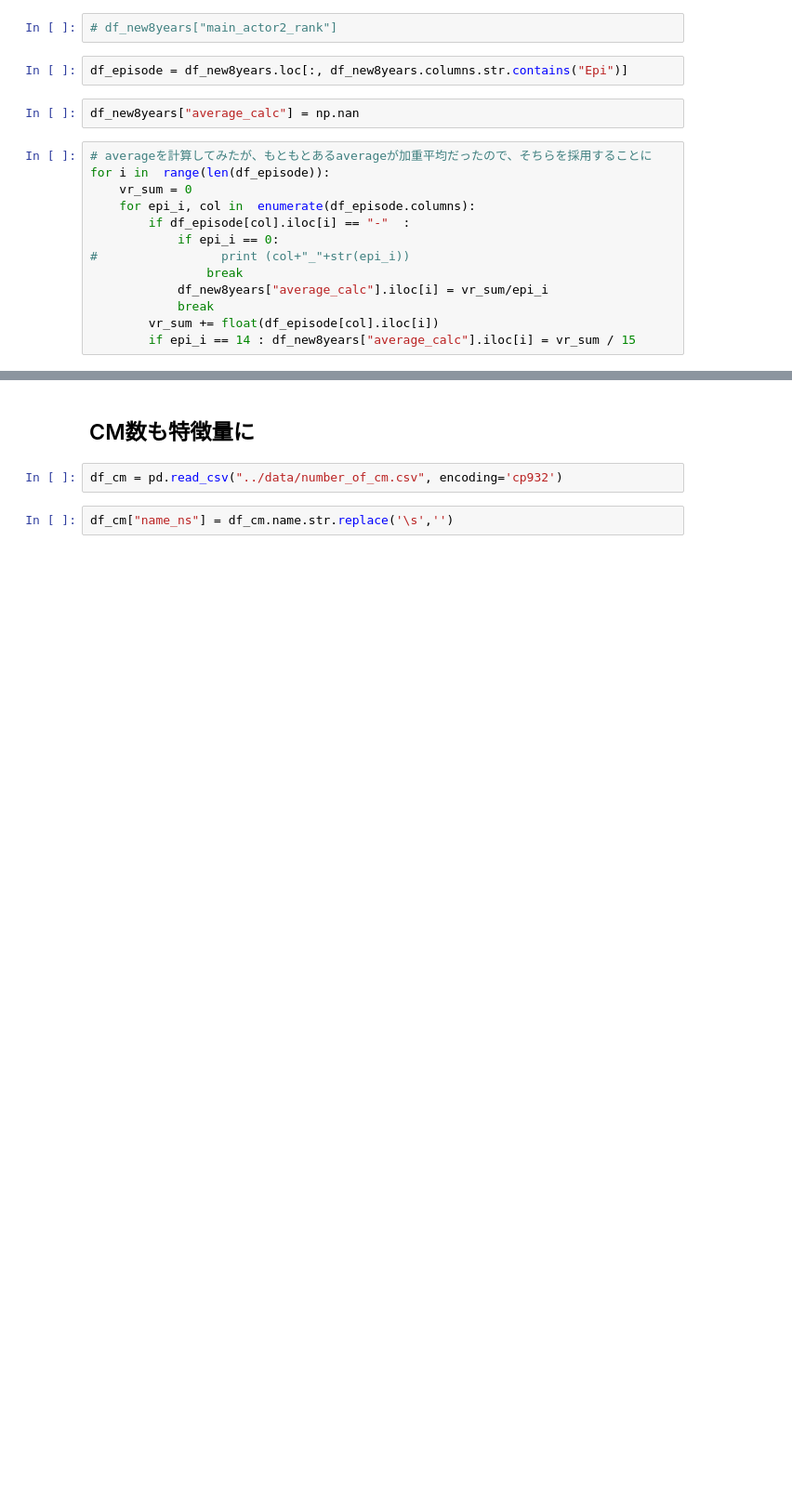
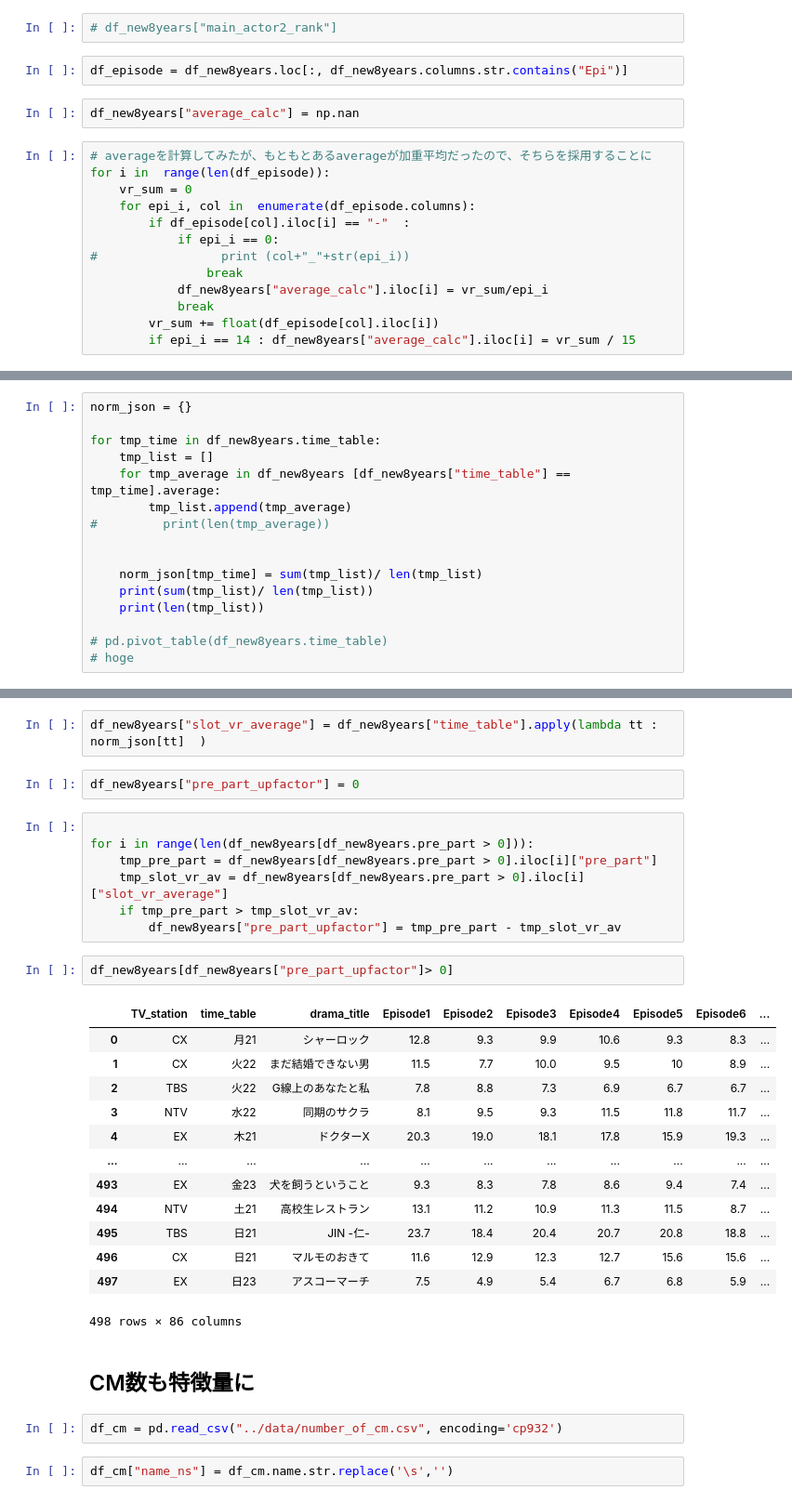
Before and after one commit to c-c-c-c/dm_integration, a Jupyter notebook: jupyter/myWrangling2.ipynb, the cells around one changed output, grey strips where cells are left out. Shown at 93% size. Drawn from its saved outputs; the diff is of its cells as text; blank space fills up the shorter version.

```diff
--- a/jupyter/myWrangling2.ipynb
+++ b/jupyter/myWrangling2.ipynb
@@ -258,0 +261,16 @@ for i in  range(len(df_episode)):
+# %%
+norm_json = {}
+
+for tmp_time in df_new8years.time_table:
+    tmp_list = []
+    for tmp_average in df_new8years [df_new8years["time_table"] == tmp_time].average:
+        tmp_list.append(tmp_average)
+#         print(len(tmp_average))
+
+
+    norm_json[tmp_time] = sum(tmp_list)/ len(tmp_list)
+    print(sum(tmp_list)/ len(tmp_list))
+    print(len(tmp_list))
+
+# pd.pivot_table(df_new8years.time_table)
+# hoge
@@ -259,3 +317,30 @@ for i in  range(len(df_episode)):
+# %%
+df_new8years["slot_vr_average"] = df_new8years["time_table"].apply(lambda tt : norm_json[tt]  )
+# %%
+df_new8years["pre_part_upfactor"] = 0
+# %%
+
+for i in range(len(df_new8years[df_new8years.pre_part > 0])):
+    tmp_pre_part = df_new8years[df_new8years.pre_part > 0].iloc[i]["pre_part"]
+    tmp_slot_vr_av = df_new8years[df_new8years.pre_part > 0].iloc[i]["slot_vr_average"]
+    if tmp_pre_part > tmp_slot_vr_av:
+        df_new8years["pre_part_upfactor"] = tmp_pre_part - tmp_slot_vr_av
+# %%
+df_new8years[df_new8years["pre_part_upfactor"]> 0]
+# %% [output]
+|  | TV_station | time_table | drama_title | Episode1 | Episode2 | Episode3 | Episode4 | Episode5 | Episode6 | ... |
+| 0 | CX | 月21 | シャーロック | 12.8 | 9.3 | 9.9 | 10.6 | 9.3 | 8.3 | ... |
+| 1 | CX | 火22 | まだ結婚できない男 | 11.5 | 7.7 | 10.0 | 9.5 | 10 | 8.9 | ... |
+| 2 | TBS | 火22 | G線上のあなたと私 | 7.8 | 8.8 | 7.3 | 6.9 | 6.7 | 6.7 | ... |
+| 3 | NTV | 水22 | 同期のサクラ | 8.1 | 9.5 | 9.3 | 11.5 | 11.8 | 11.7 | ... |
+| 4 | EX | 木21 | ドクターX | 20.3 | 19.0 | 18.1 | 17.8 | 15.9 | 19.3 | ... |
+| ... | ... | ... | ... | ... | ... | ... | ... | ... | ... | ... |
+| 493 | EX | 金23 | 犬を飼うということ | 9.3 | 8.3 | 7.8 | 8.6 | 9.4 | 7.4 | ... |
+| 494 | NTV | 土21 | 高校生レストラン | 13.1 | 11.2 | 10.9 | 11.3 | 11.5 | 8.7 | ... |
+| 495 | TBS | 日21 | JIN -仁- | 23.7 | 18.4 | 20.4 | 20.7 | 20.8 | 18.8 | ... |
+| 496 | CX | 日21 | マルモのおきて | 11.6 | 12.9 | 12.3 | 12.7 | 15.6 | 15.6 | ... |
+| 497 | EX | 日23 | アスコーマーチ | 7.5 | 4.9 | 5.4 | 6.7 | 6.8 | 5.9 | ... |
+498 rows × 86 columns
 # %% [markdown]
 ## CM数も特徴量に
 # %%
```
Also changed, not shown: parts of 36 cells of this notebook.
